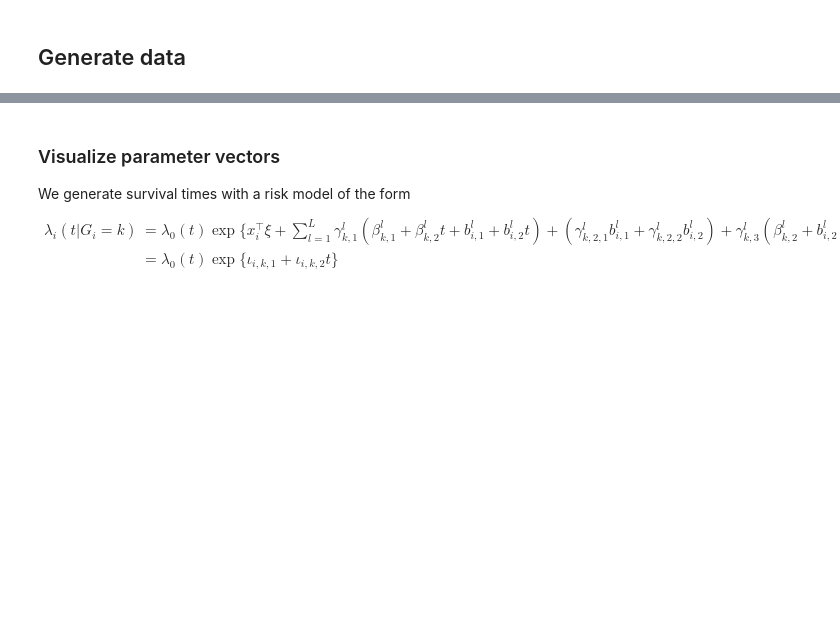
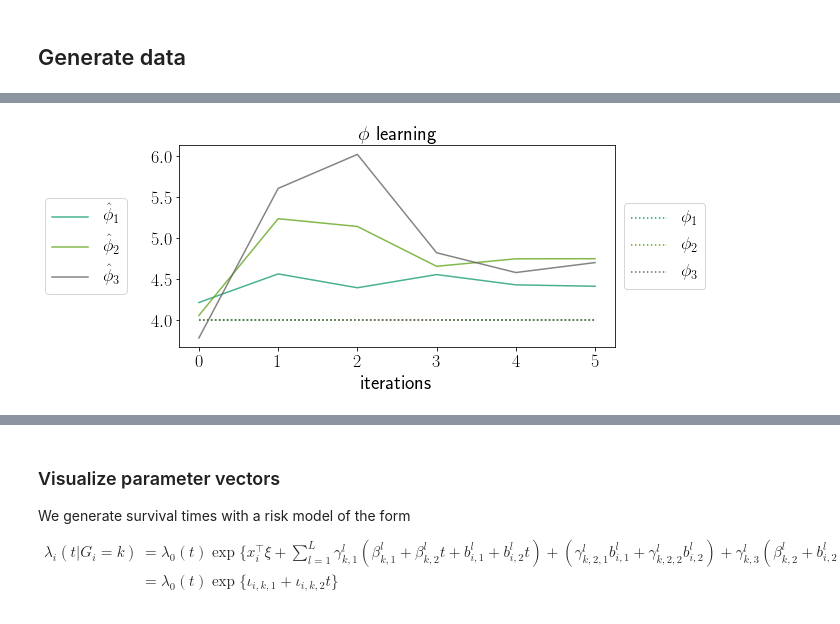
Before and after one commit to Califrais/flash, a Jupyter notebook: Lights tutorial.ipynb, the cells around one changed output, grey strips where cells are left out. Cells and saved outputs as stored; diff of their text form; code cells hidden in the pictures; blank space fills up the shorter version.

```diff
--- a/Lights tutorial.ipynb
+++ b/Lights tutorial.ipynb
@@ -38,0 +94,9 @@ Level of censoring: **45.00%**
+# %%
+# Visualize phi
+true_phi = np.array([simu.std_error ** 2] * simu.n_long_features).reshape(-1, 1)
+to = len(true_phi)+1
+leg1 = [r"$\hat \phi_%s$" % j for j in range(1, to)]
+leg2 = [r"$\phi_%s$" % j for j in range(1, to)]
+visualize_vect_learning(qnmcem, "phi", symbol = r"$\phi$", true_coeffs = true_phi, legend_est = leg1, legend_true = leg2)
+# %% [output]
+[figure, added]
```
Also changed, not shown: parts of 5 cells of this notebook, 1 other file.
